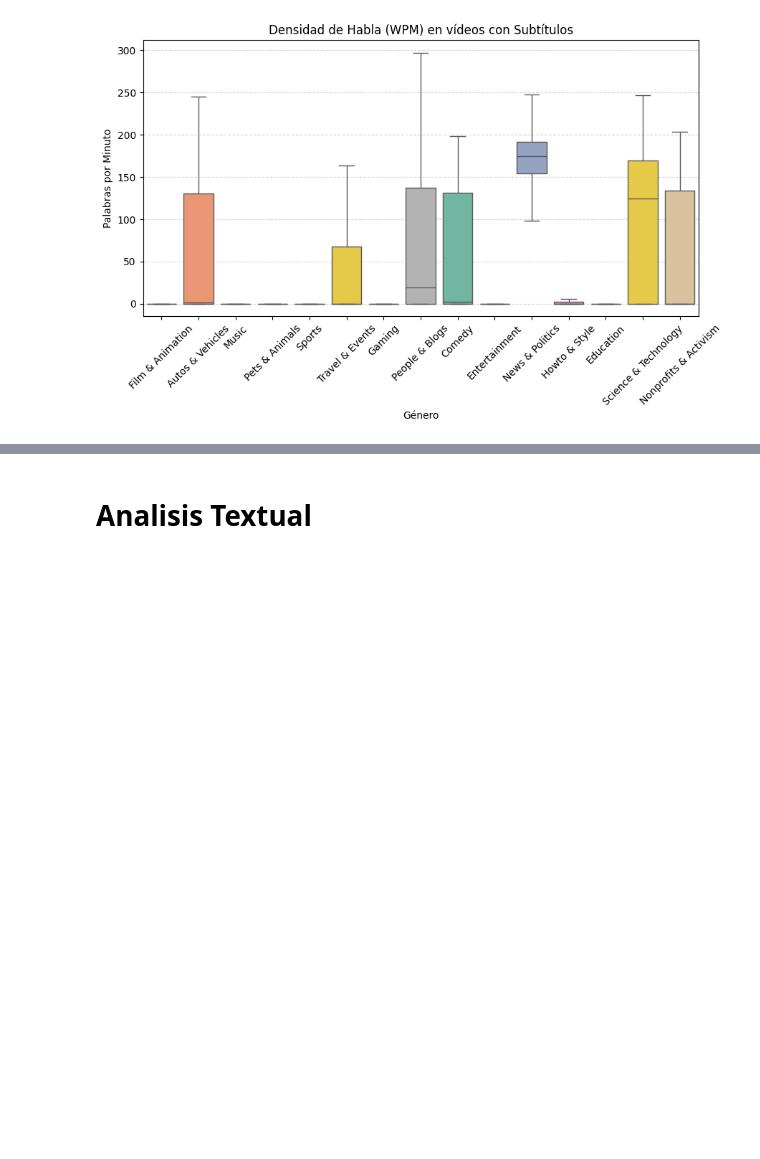
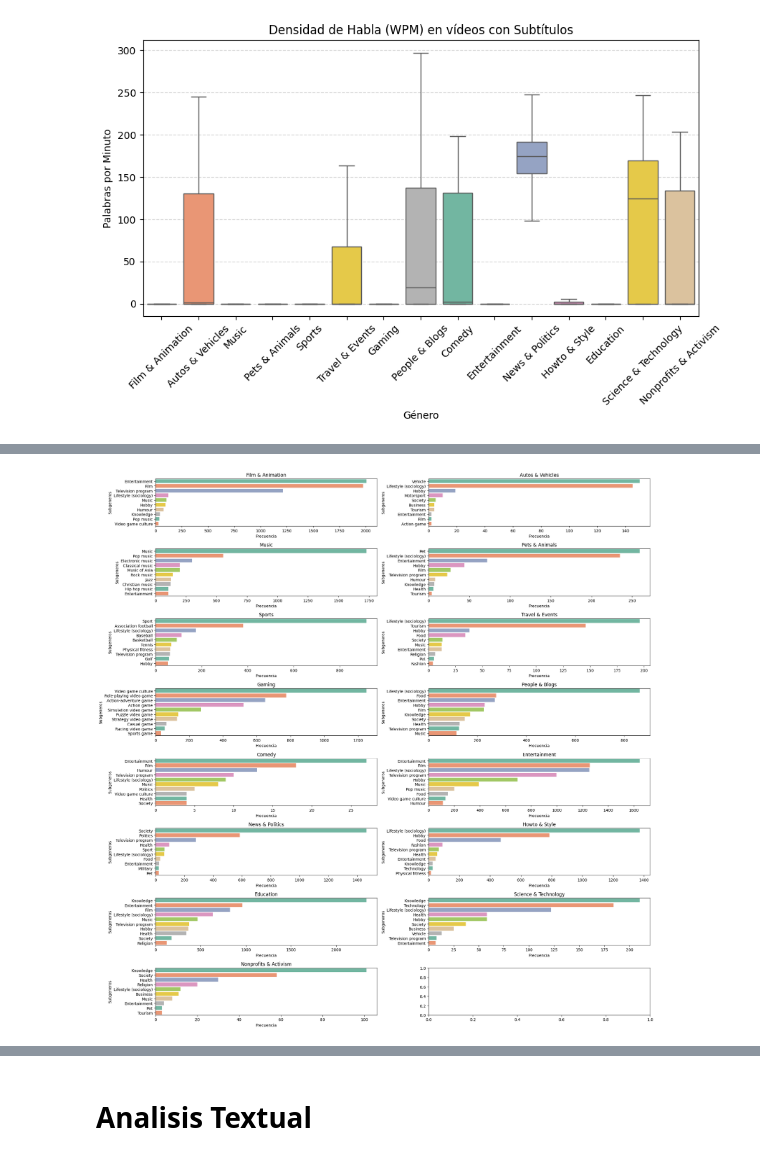
Before and after one commit to UCM-GIDIA-PD1/c2526-R1, a Jupyter notebook: src/analisis/analisis_generos.ipynb, the cells around one changed output, grey strips where cells are left out. Cells and saved outputs as stored; diff of their text form; code cells hidden in the pictures; blank space fills up the shorter version.

Commit message:
Nuevo analisis de generos

```diff
--- a/src/analisis/analisis_generos.ipynb
+++ b/src/analisis/analisis_generos.ipynb
@@ -279,0 +249,10 @@ Como podemos ver la densidad de habla se ve afectada por la duración de los vid
+# %%
+fig, ax = plt.subplots(8,2, figsize = (20,20))
+ax = ax.flatten()
+i = 0
+for keys, values in list(diccionario_generos.items()):
+    utils.graficar_top_generos(diccionario_generos[keys], keys, ax[i], "Set2", "Subgeneros")
+    i = i+1
+plt.tight_layout()
+# %% [output]
+[figure, added]
```
Also changed, not shown: parts of 63 cells of this notebook.
